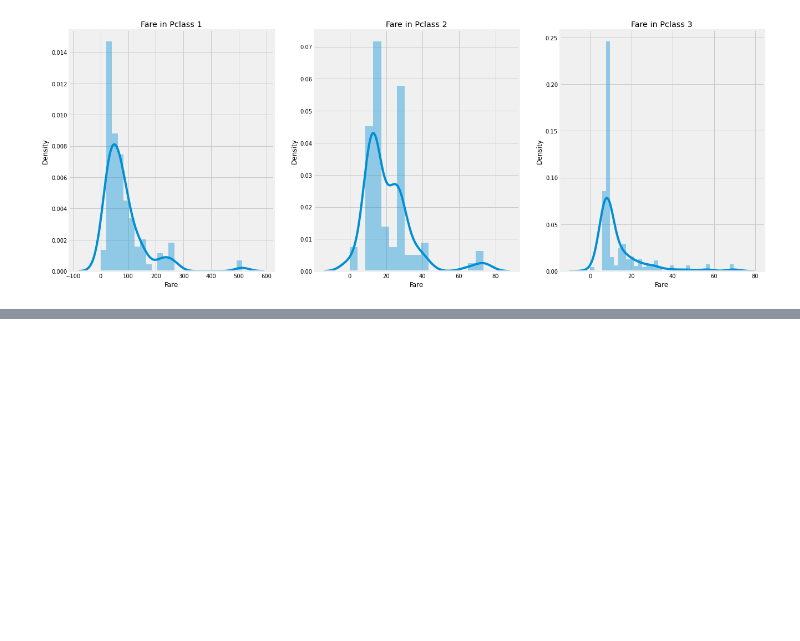
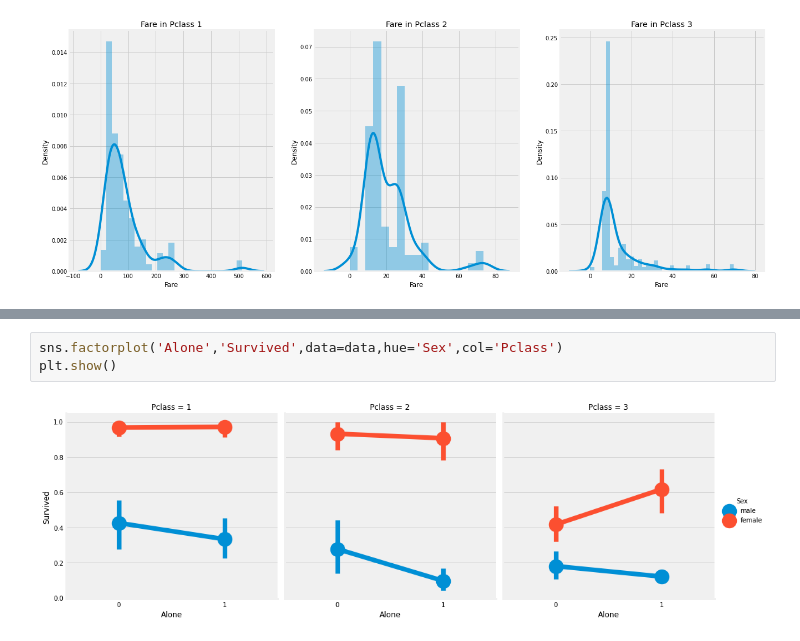
Before and after one commit to woojinhong03/My_Study_In_2022, a Jupyter notebook: 타이타닉.ipynb, the cells around one changed output, grey strips where cells are left out. Drawn from its saved outputs; the diff is of its cells as text; blank space fills up the shorter version.

```diff
--- a/타이타닉.ipynb
+++ b/타이타닉.ipynb
@@ -331,0 +381,5 @@ plt.show
+# %%
+sns.factorplot('Alone','Survived',data=data,hue='Sex',col='Pclass')
+plt.show()
+# %% [output]
+[figure, added]
```
Also changed, not shown: parts of 10 cells of this notebook.
